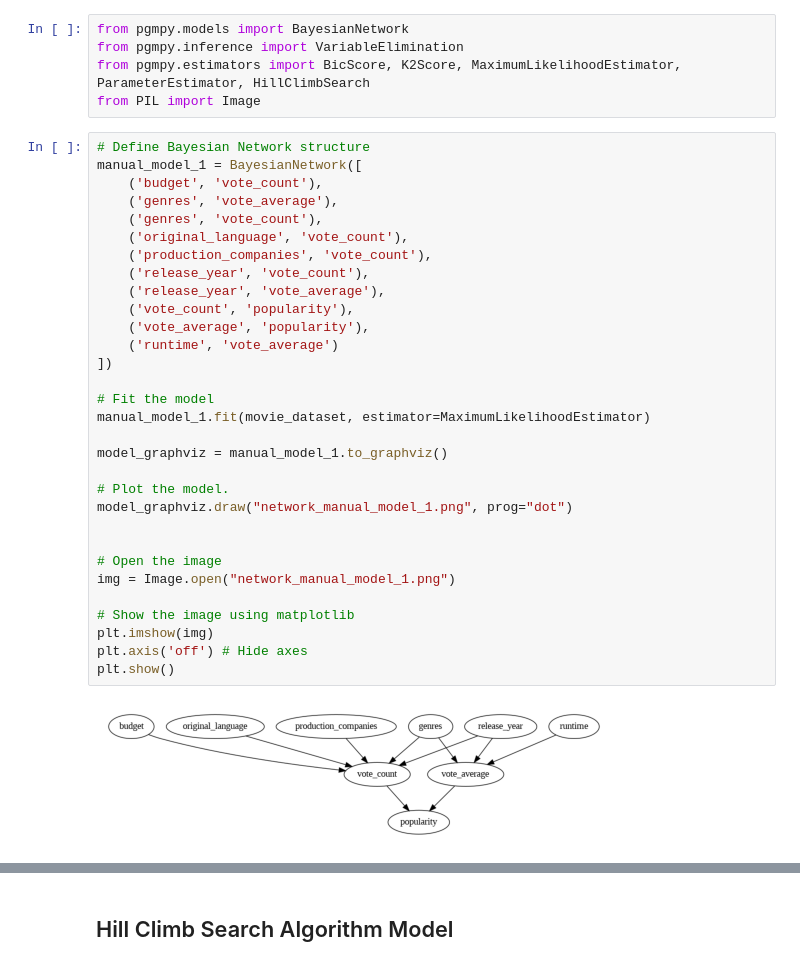
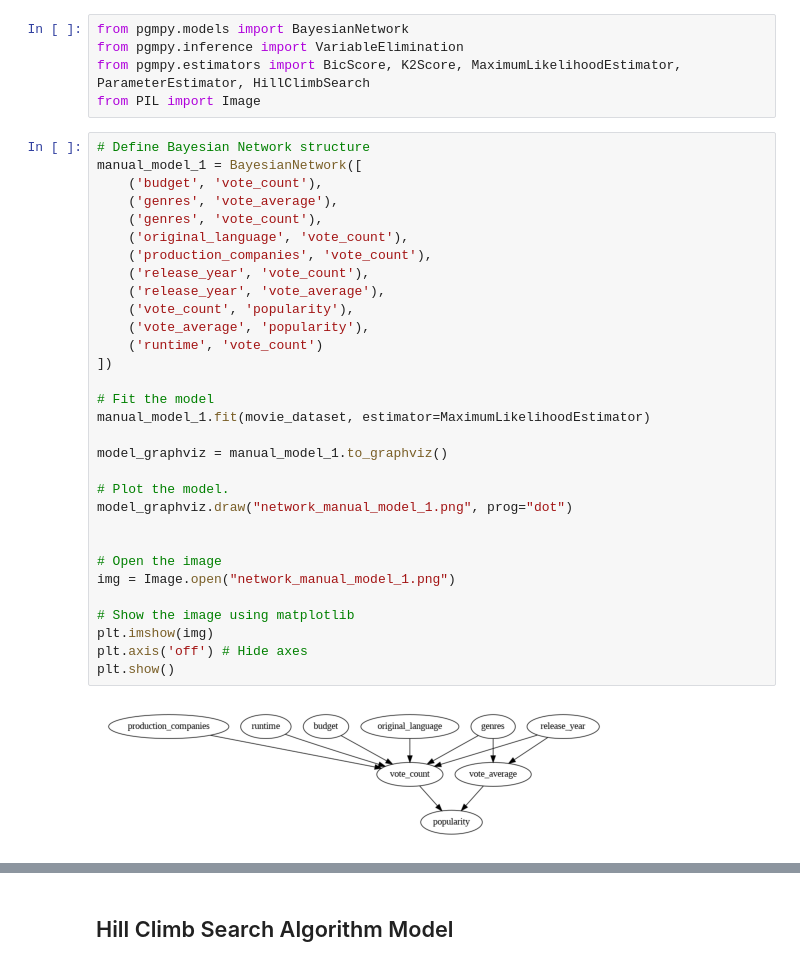
Before and after one commit to als1379/Movies-Analysis, a Jupyter notebook: MovieAnalysis.ipynb, the cells around one changed output, grey strips where cells are left out. Cells and saved outputs as stored; diff of their text form.

```diff
--- a/MovieAnalysis.ipynb
+++ b/MovieAnalysis.ipynb
@@ -437,34 +438,34 @@ from PIL import Image
 # Define Bayesian Network structure
 manual_model_1 = BayesianNetwork([
     ('budget', 'vote_count'),
     ('genres', 'vote_average'),
     ('genres', 'vote_count'),
     ('original_language', 'vote_count'),
     ('production_companies', 'vote_count'),
     ('release_year', 'vote_count'),
     ('release_year', 'vote_average'),
     ('vote_count', 'popularity'),
     ('vote_average', 'popularity'),
-    ('runtime', 'vote_average')
+    ('runtime', 'vote_count')
 ])
 
 # Fit the model
 manual_model_1.fit(movie_dataset, estimator=MaximumLikelihoodEstimator)
 
 model_graphviz = manual_model_1.to_graphviz()
 
 # Plot the model.
 model_graphviz.draw("network_manual_model_1.png", prog="dot")
 
 
 # Open the image
 img = Image.open("network_manual_model_1.png")
 
 # Show the image using matplotlib
 plt.imshow(img)
 plt.axis('off') # Hide axes
 plt.show()
 # %% [output]
-[figure, old version]
+[figure, new version]
 # %%
 manual_model_2 = BayesianNetwork([
```
Also changed, not shown: parts of 37 cells of this notebook.
